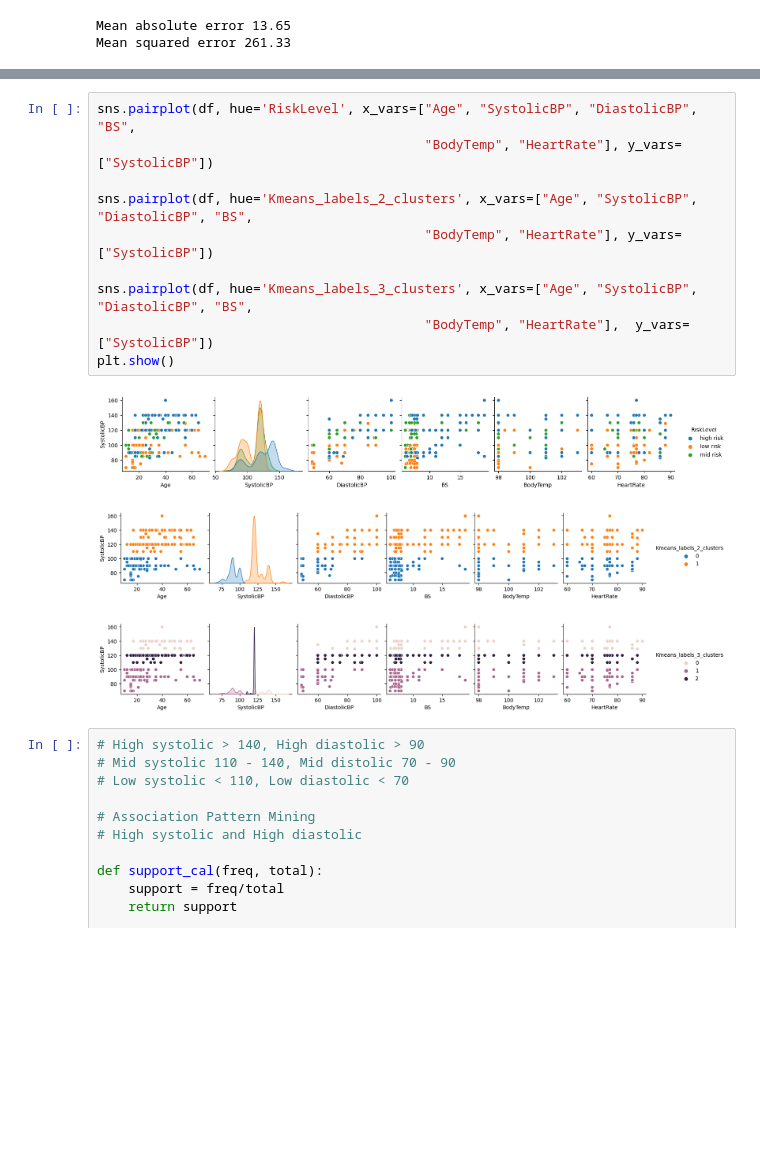
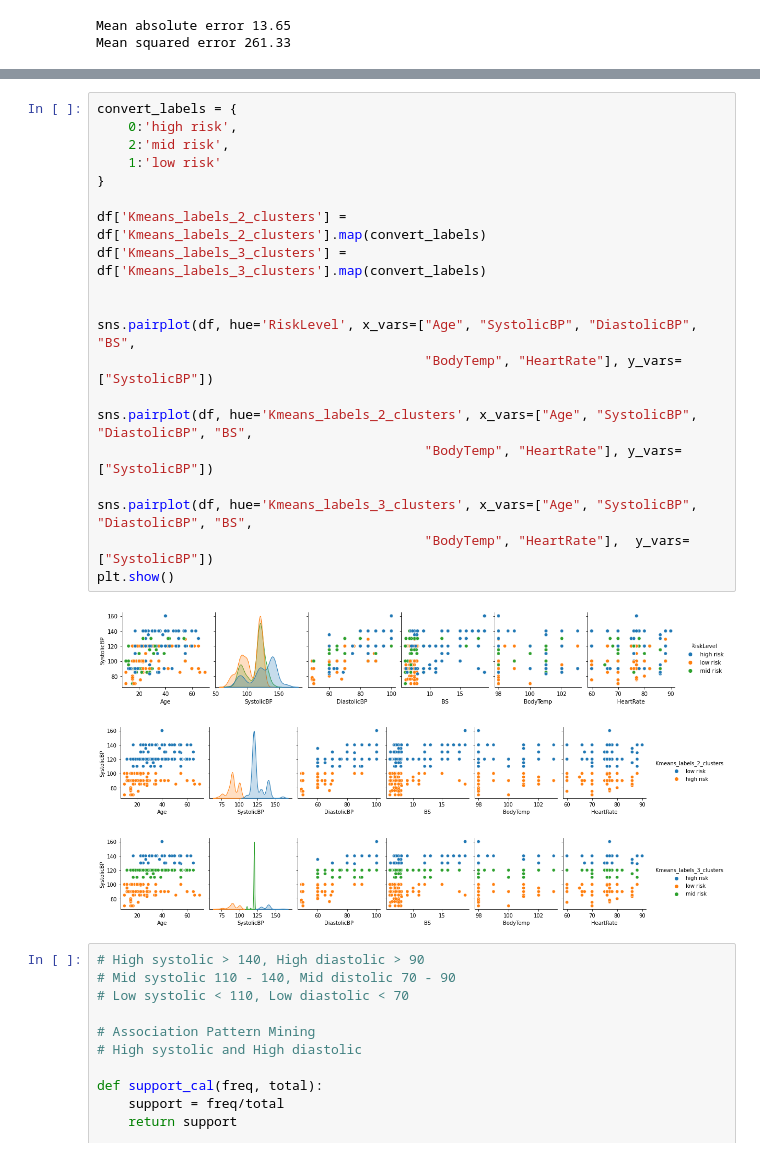
Before and after one commit to ajm1102/uni2, a Jupyter notebook: Big Data and Data Mining/Actual assignment/771762_A22_T2_Assignment_code.ipynb, the cells around one changed output, grey strips where cells are left out. Cells and saved outputs as stored; diff of their text form; blank space fills up the shorter version.

```diff
--- a/Big Data and Data Mining/Actual assignment/771762_A22_T2_Assignment_code.ipynb
+++ b/Big Data and Data Mining/Actual assignment/771762_A22_T2_Assignment_code.ipynb
@@ -291,17 +284,27 @@ plt.show()
 # %%
+convert_labels = {
+    0:'high risk',
+    2:'mid risk',
+    1:'low risk'
+}
+
+df['Kmeans_labels_2_clusters'] = df['Kmeans_labels_2_clusters'].map(convert_labels)
+df['Kmeans_labels_3_clusters'] = df['Kmeans_labels_3_clusters'].map(convert_labels)
+
+
 sns.pairplot(df, hue='RiskLevel', x_vars=["Age", "SystolicBP", "DiastolicBP", "BS",
                                           "BodyTemp", "HeartRate"], y_vars=["SystolicBP"])
 
 sns.pairplot(df, hue='Kmeans_labels_2_clusters', x_vars=["Age", "SystolicBP", "DiastolicBP", "BS",
                                           "BodyTemp", "HeartRate"], y_vars=["SystolicBP"])
 
 sns.pairplot(df, hue='Kmeans_labels_3_clusters', x_vars=["Age", "SystolicBP", "DiastolicBP", "BS",
                                           "BodyTemp", "HeartRate"],  y_vars=["SystolicBP"])
 plt.show()
 # %% [output]
 [figure]
-[figure, old version]
+[figure, new version]
-[figure, old version]
+[figure, new version]
 # %%
 # High systolic > 140, High diastolic > 90
 # Mid systolic 110 - 140, Mid distolic 70 - 90
```
Also changed, not shown: parts of 7 cells of this notebook, 2 other files.
